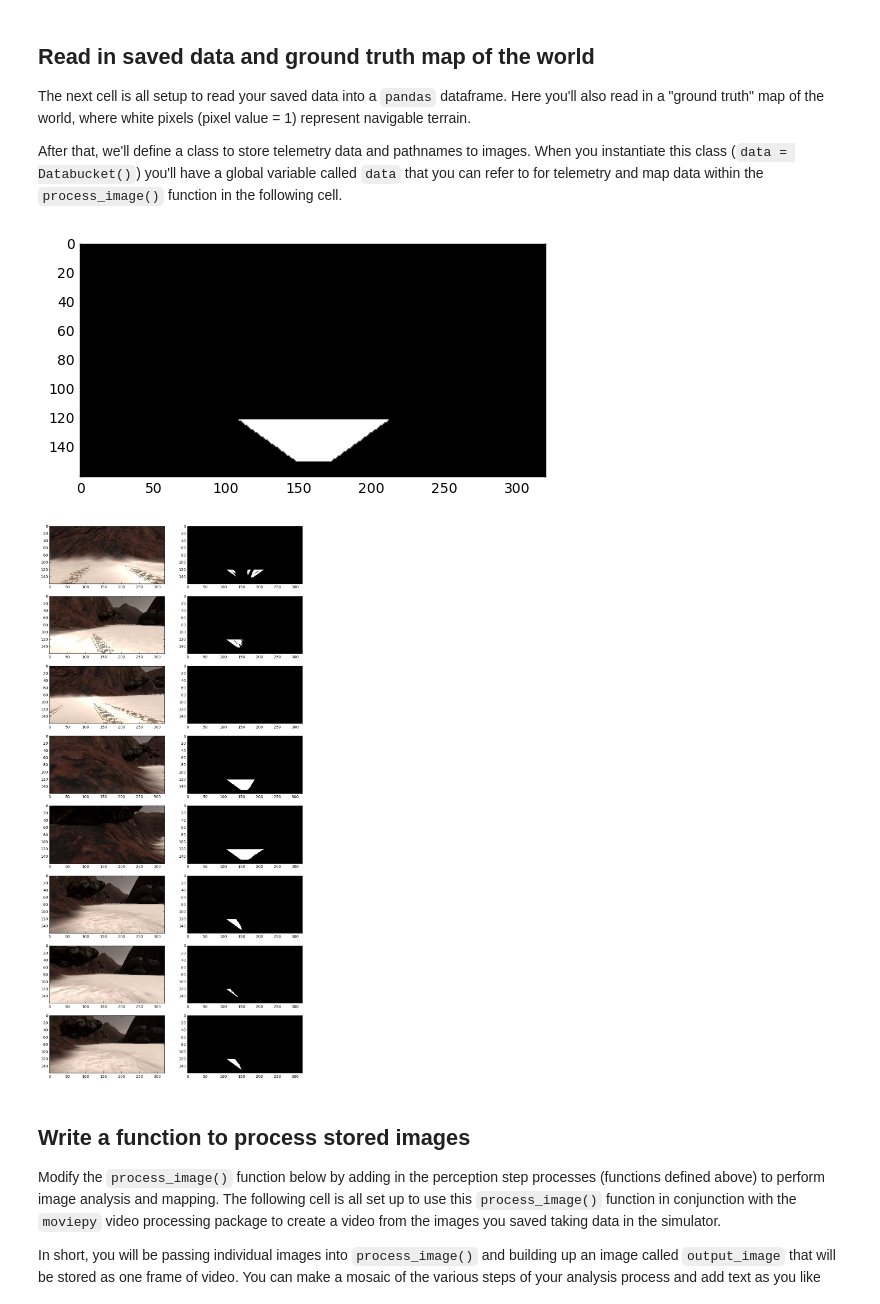
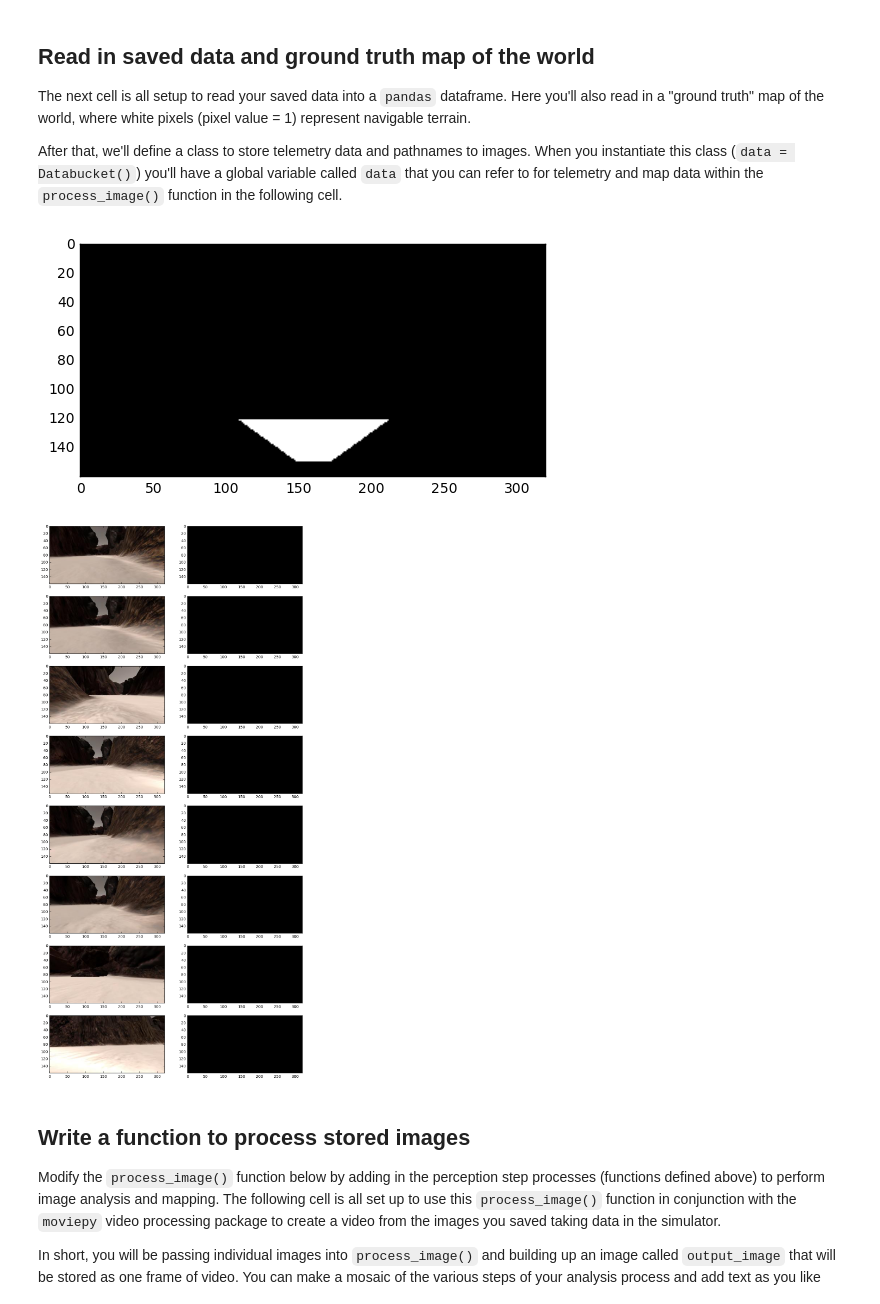
Before and after one commit to bexcite/RoboND-Rover-Project, a Jupyter notebook: code/Rover_Project_Test_Notebook.ipynb, the cells around one changed output. Drawn from its saved outputs; the diff is of its cells as text; code cells hidden in the pictures.

```diff
--- a/code/Rover_Project_Test_Notebook.ipynb
+++ b/code/Rover_Project_Test_Notebook.ipynb
@@ -247,7 +247,7 @@ import pandas as pd
 # If you are in a locale (e.g., Europe) that uses ',' as the decimal separator
 # change the '.' to ','
 # df = pd.read_csv('../test_dataset/robot_log.csv', delimiter=';', decimal='.')
-df = pd.read_csv('../data/set6/robot_log.csv', delimiter=';', decimal='.')
+df = pd.read_csv('../data/set7/robot_log.csv', delimiter=';', decimal='.')
 csv_img_list = df["Path"].tolist() # Create list of image pathnames
 # Read in ground truth map and create a 3-channel image with it
 ground_truth = mpimg.imread('../calibration_images/map_bw.png')
@@ -303,7 +303,7 @@ thresh_floor = (110, 110, 110)
 thresh_wall = ((0,90), (0, 255), (0, 140))  # (80, 80, 80)
 thresh_diamond = ((86,255), (0,255), (0,42)) # ((86,255), (0,255), (0,62))
 # thresh_diamond_hsv = ((70,255), (70,255), (0,50)) # ((86,255), (0,255), (0,62))
-thresh_diamond_hsv = ((0,30), (120,255), (120,255)) # ((86,255), (0,255), (0,62))
+thresh_diamond_hsv = ((0,30), (130,255), (130,255)) # ((86,255), (0,255), (0,62))
 
 def process_floor(img):
     threshed = color_thresh(img, thresh_floor)
@@ -351,20 +351,21 @@ def process_diamond_hsv(img):
                 & (hsv[:,:,2] > thresh_diamond_hsv[2][0]) & (hsv[:,:,2] < thresh_diamond_hsv[2][1])
     # Index the array of zeros with the boolean array and set to 1
     color_select[above_thresh] = 1
-#     warped = perspect_transform(color_select, source, destination)
-    return color_select
+    warped = perspect_transform(color_select, source, destination)
+    return warped
 
 
 
 timages = np.random.choice(data.images, tN)
-timages[0] = data.images[235]
+timages[0] = data.images[144]
+
 
 '''
 imgd = mpimg.imread(timages[0])
 def plt_diamond(r0, r1, g0, g1, b0, b1):
-    global thresh_wall, imgd
-    thresh_wall = ((r0,r1), (g0,g1), (b0, b1))
-    imgp = process_obstacles(imgd)
+    global thresh_diamond_hsv, imgd
+    thresh_diamond_hsv = ((r0,r1), (g0,g1), (b0, b1))
+    imgp = process_diamond_hsv(imgd)
     fig = plt.figure(figsize=(12,9))
     plt.subplot(121)
     plt.imshow(imgd)
@@ -375,40 +376,40 @@ widgets.interact(plt_diamond, r0=(0,255,1), r1=(0,255,1), g0=(0,255,1), g1=(0,25
 
 
 
 fig = plt.figure(figsize=(12,26))
 for idx, fimg in enumerate(timages):
     img = mpimg.imread(fimg)
 
     # img = clip_to_view_horizon(img)
 
     plt.subplot(tN, 2, 1 + idx * 2)
     plt.imshow(img)
 
 #     imgp = process_floor(img)
 #     plt.subplot(tN, 2, 2 + idx * 2)
 #     plt.imshow(imgp, cmap='gray')
 
-    imgw = process_obstacles(img)
+#     imgw = process_obstacles(img)
+#     plt.subplot(tN, 2, 2 + idx * 2)
+#     plt.imshow(imgw, cmap='gray')
+
+    imgd = process_diamond_hsv(img)
     plt.subplot(tN, 2, 2 + idx * 2)
-    plt.imshow(imgw, cmap='gray')
-
-#     imgd = process_diamond_hsv(img)
-#     plt.subplot(tN, 2, 2 + idx * 2)
-#     plt.imshow(imgd, cmap='gray')
+    plt.imshow(imgd, cmap='gray')
 
 
 
 
 # Do some plotting
 
 
 # plt.subplot(222)
 # plt.imshow(warped)
 # plt.subplot(223)
 # plt.imshow(threshed, cmap='gray')
 # %% [output]
 [figure]
-[figure, old version]
+[figure, new version]
 # %% [markdown]
 ## Write a function to process stored images
 
```
Also changed, not shown: parts of 4 cells of this notebook, 4 other files.
